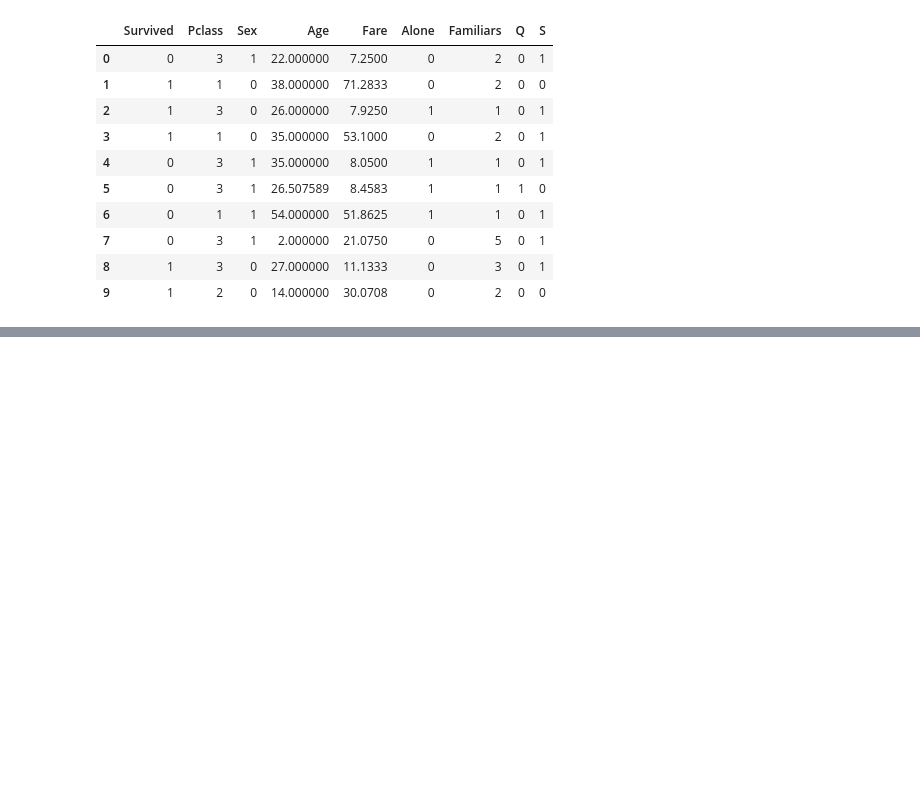
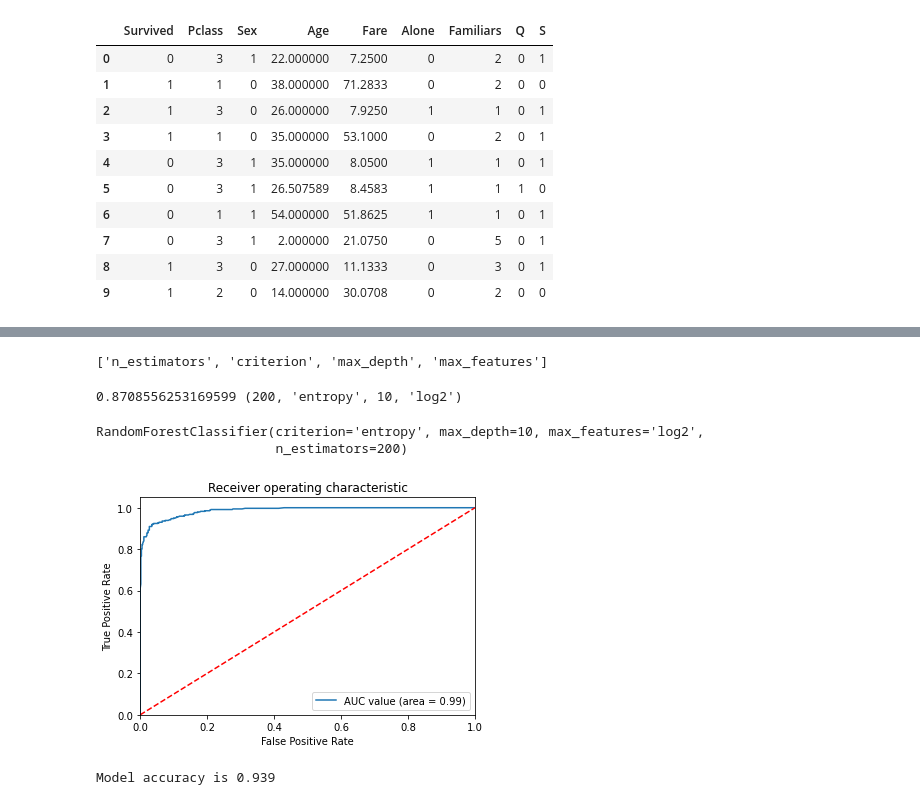
Before and after one commit to Jinglinhui/My-codes, a Jupyter notebook: random_forest_titanic.ipynb, the cells around one changed output, grey strips where cells are left out. Drawn from its saved outputs; the diff is of its cells as text; code cells hidden in the pictures; blank space fills up the shorter version.

```diff
--- a/random_forest_titanic.ipynb
+++ b/random_forest_titanic.ipynb
@@ -199,0 +213,50 @@ def cross_validation(model, X_train, Y_train, k):
+# %%
+#create a dictionery for parameters
+import itertools as it
+parameters = it.product(*(param_grid[title] for title in list(param_grid)))
+print(list(param_grid))
+# %% [output]
+['n_estimators', 'criterion', 'max_depth', 'max_features']
+# %%
+for i in list(parameters):
+    rf = RandomForestClassifier(n_estimators = i[0],
+                                    criterion=i[1],
+                                    max_depth = i[2],
+                                    max_features = i[3],
+                                    )
+    auc_average = cross_validation(rf, X_train, Y_train, 10)
+    score = 0
+    if auc_average >= score:
+        score = auc_average
+        optimal_param = i
+print(score, optimal_param)
+# %% [output]
+0.8708556253169599 (200, 'entropy', 10, 'log2')
+# %%
+clf = RandomForestClassifier(n_estimators=200,criterion='entropy', max_depth=10, max_features='log2')
+clf.fit(X_train, Y_train)
+# %% [output]
+RandomForestClassifier(criterion='entropy', max_depth=10, max_features='log2',
+                       n_estimators=200)
+# %%
+y_pred=clf.predict(X_train)
+ypreds_proba = clf.predict_proba(X_train)
+# %%
+[fpr, tpr, thr]= roc_curve(Y_train,ypreds_proba[:, 1])
+plt.figure()
+plt.plot(fpr, tpr, label='AUC value (area = %0.2f)' % auc(fpr, tpr))
+plt.plot([0, 1], [0, 1],'r--')
+plt.xlim([0.0, 1.0])
+plt.ylim([0.0, 1.05])
+plt.xlabel('False Positive Rate')
+plt.ylabel('True Positive Rate')
+plt.title('Receiver operating characteristic')
+plt.legend(loc="lower right")
+plt.show()
+# %% [output]
+[figure, added]
+# %%
+from sklearn.metrics import confusion_matrix, accuracy_score
+print("Model accuracy is %2.3f" % accuracy_score(Y_train, y_pred))
+# %% [output]
+Model accuracy is 0.939
```
Also changed, not shown: parts of 23 cells of this notebook.
